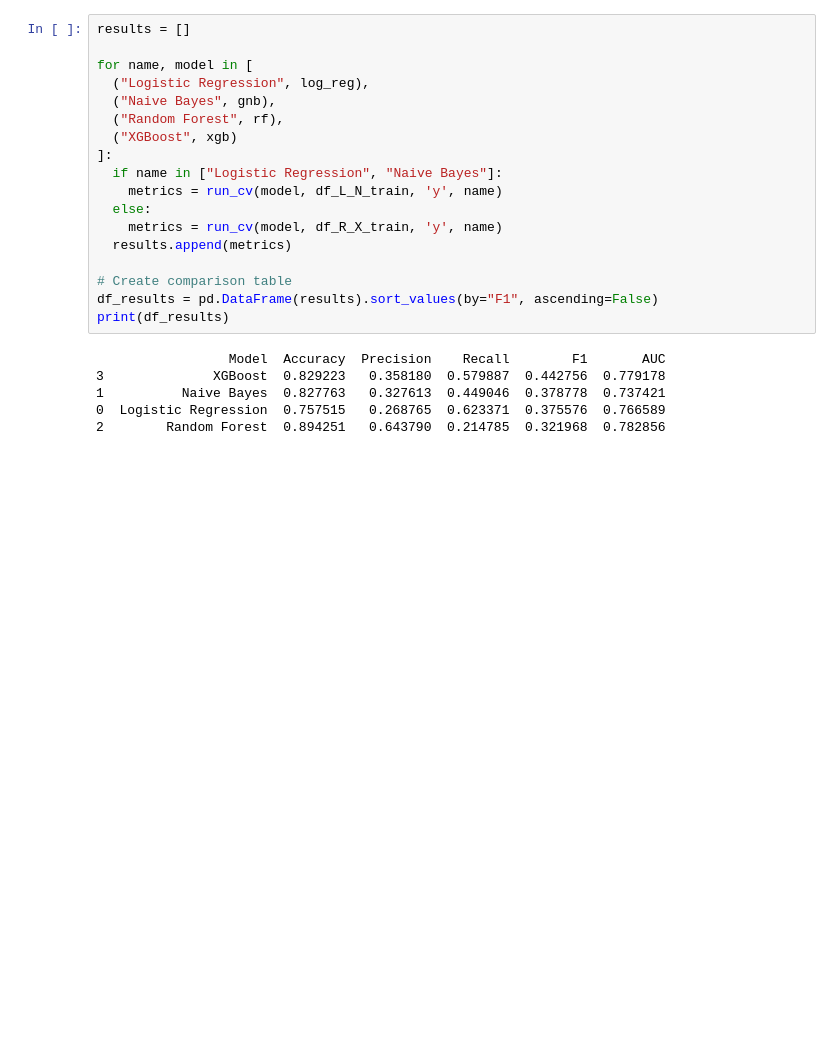
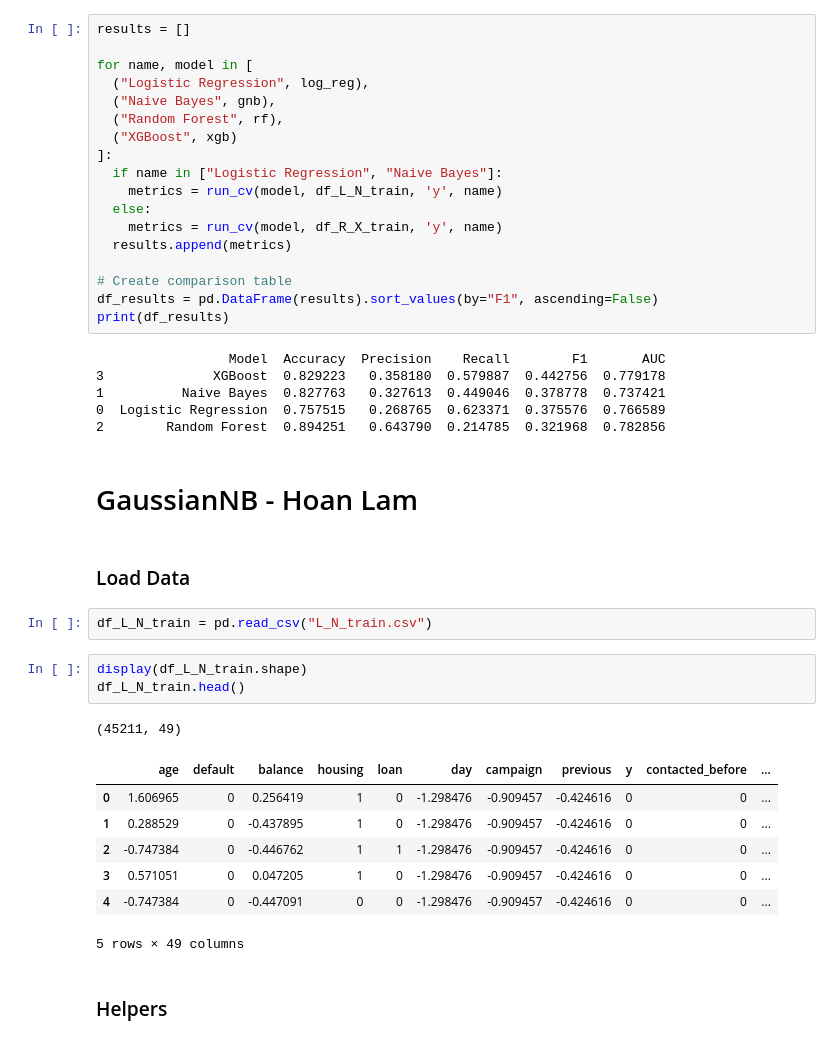
Before and after one commit to GVSU-CIS635/projects-team-1-1, a Jupyter notebook: Project.ipynb, the cells around one changed output. Drawn from its saved outputs; the diff is of its cells as text; blank space fills up the shorter version.

```diff
--- a/Project.ipynb
+++ b/Project.ipynb
@@ -472,3 +472,23 @@ print(df_results)
 1          Naive Bayes  0.827763   0.327613  0.449046  0.378778  0.737421
 0  Logistic Regression  0.757515   0.268765  0.623371  0.375576  0.766589
 2        Random Forest  0.894251   0.643790  0.214785  0.321968  0.782856
+# %% [markdown]
+# GaussianNB - Hoan Lam
+# %% [markdown]
+### Load Data
+# %%
+df_L_N_train = pd.read_csv("L_N_train.csv")
+# %%
+display(df_L_N_train.shape)
+df_L_N_train.head()
+# %% [output]
+(45211, 49)
+|  | age | default | balance | housing | loan | day | campaign | previous | y | contacted_before | ... |
+| 0 | 1.606965 | 0 | 0.256419 | 1 | 0 | -1.298476 | -0.909457 | -0.424616 | 0 | 0 | ... |
+| 1 | 0.288529 | 0 | -0.437895 | 1 | 0 | -1.298476 | -0.909457 | -0.424616 | 0 | 0 | ... |
+| 2 | -0.747384 | 0 | -0.446762 | 1 | 1 | -1.298476 | -0.909457 | -0.424616 | 0 | 0 | ... |
+| 3 | 0.571051 | 0 | 0.047205 | 1 | 0 | -1.298476 | -0.909457 | -0.424616 | 0 | 0 | ... |
+| 4 | -0.747384 | 0 | -0.447091 | 0 | 0 | -1.298476 | -0.909457 | -0.424616 | 0 | 0 | ... |
+5 rows × 49 columns
+# %% [markdown]
+### Helpers
```
Also changed, not shown: parts of 19 cells of this notebook.
